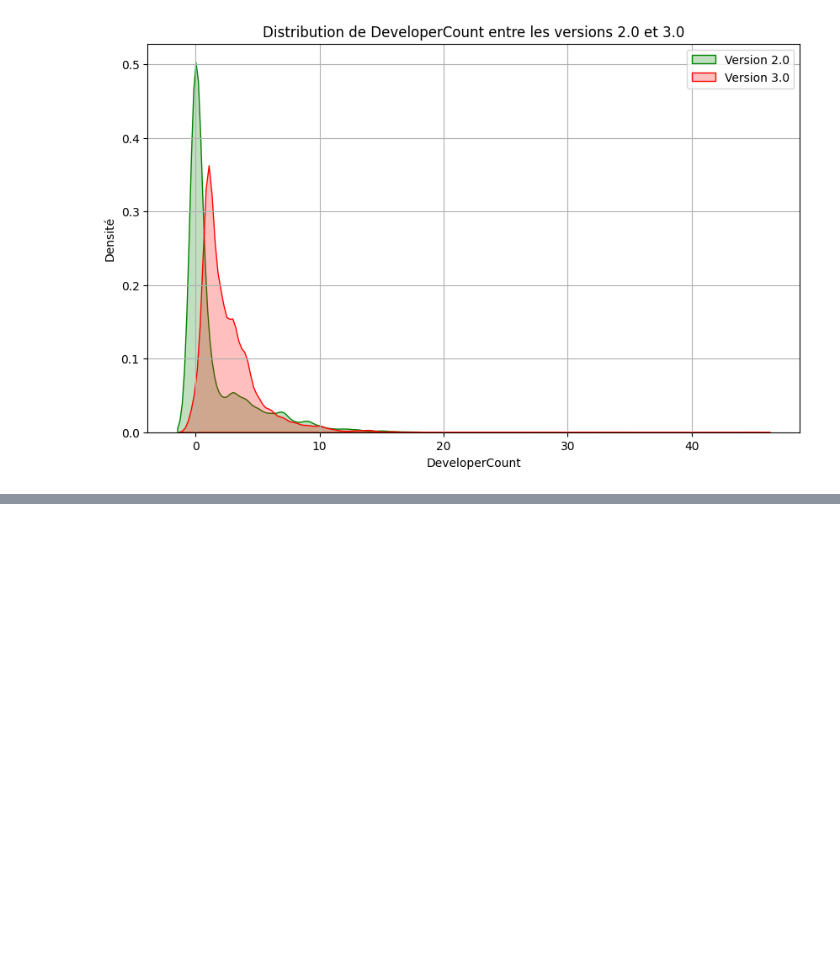
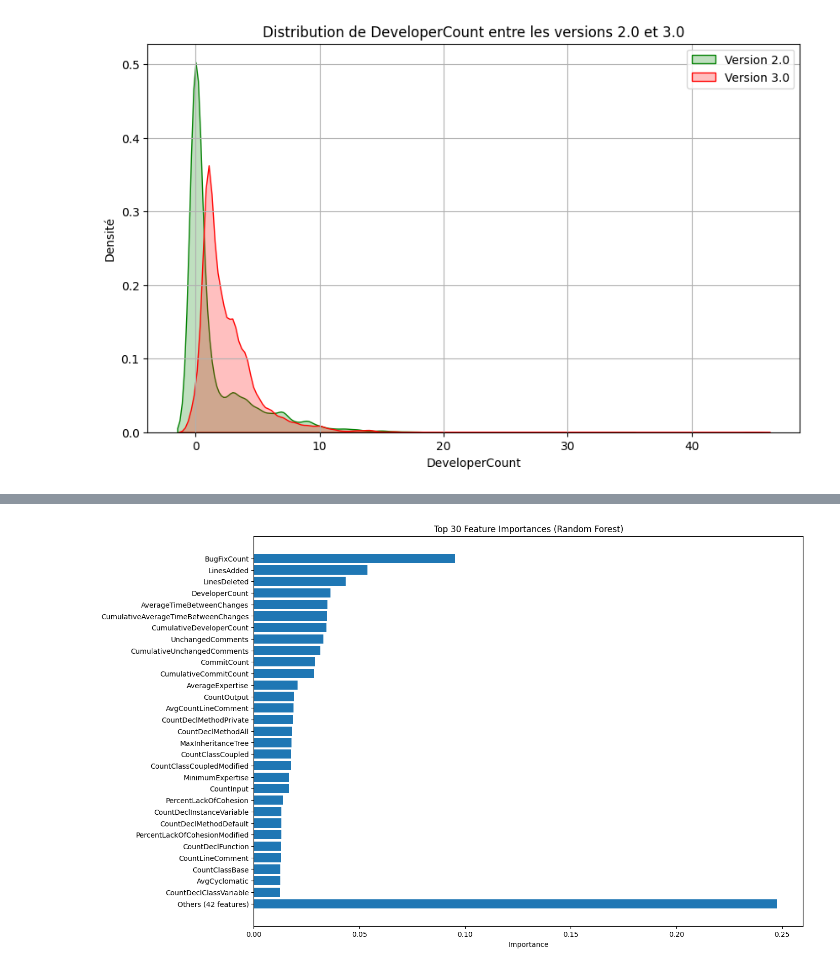
Before and after one commit to Dhexia/MGL869-Proj-Hive, a Jupyter notebook: src/proj.ipynb, the cells around one changed output, grey strips where cells are left out. Saved outputs shown, nothing was run; the diff lists cells and outputs as text; code cells hidden in the pictures; blank space fills up the shorter version.

```diff
--- a/src/proj.ipynb
+++ b/src/proj.ipynb
@@ -414,0 +437,3 @@ plot_variable_distributions(df_2_0, df_3_0, "DeveloperCount")
+# %%
+config: ConfigParser = ConfigParser()
+config.read("config.ini")
@@ -414,0 +442,6 @@ plot_variable_distributions(df_2_0, df_3_0, "DeveloperCount")
+# %%
+data_directory = config["GENERAL"]["DataDirectory"]
+output_dir = config["DYNAMIC"]["AllMetricsSubDir"]
+file_name = config["DYNAMIC"]["AllMetricsFile"]
+file_path = os.path.join(data_directory, output_dir, file_name)
+file_path
@@ -414,0 +450,11 @@ plot_variable_distributions(df_2_0, df_3_0, "DeveloperCount")
+# %%
+# Retrieve configuration settings
+config_section = "VERSION_PROJ"
+param = load_config(config_section)
+
+# Random Forest
+model_instance_rf = RandomForestClassifier(max_depth=param['max_depth'], n_estimators=param['n_estimators'], class_weight='balanced', random_state=param['random_state'])
+X_train_rf, X_test_rf, y_train_rf, y_test_rf = load_and_prepare_data(file_path,param)
+print("Running pipeline with the model: Random Forest")
+trained_model_rf = train_model(model_instance_rf, X_train_rf, y_train_rf)
+metrics_rf = evaluate_model(trained_model_rf, X_test_rf, y_test_rf)
@@ -414,0 +486,4 @@ plot_variable_distributions(df_2_0, df_3_0, "DeveloperCount")
+# %%
+plot_feature_importance_rf(trained_model_rf=trained_model_rf, feature_columns=X_train_rf.columns, top_n=30)
+# %% [output]
+[figure, added]
```
Also changed, not shown: parts of 16 cells of this notebook, 5 other files.
